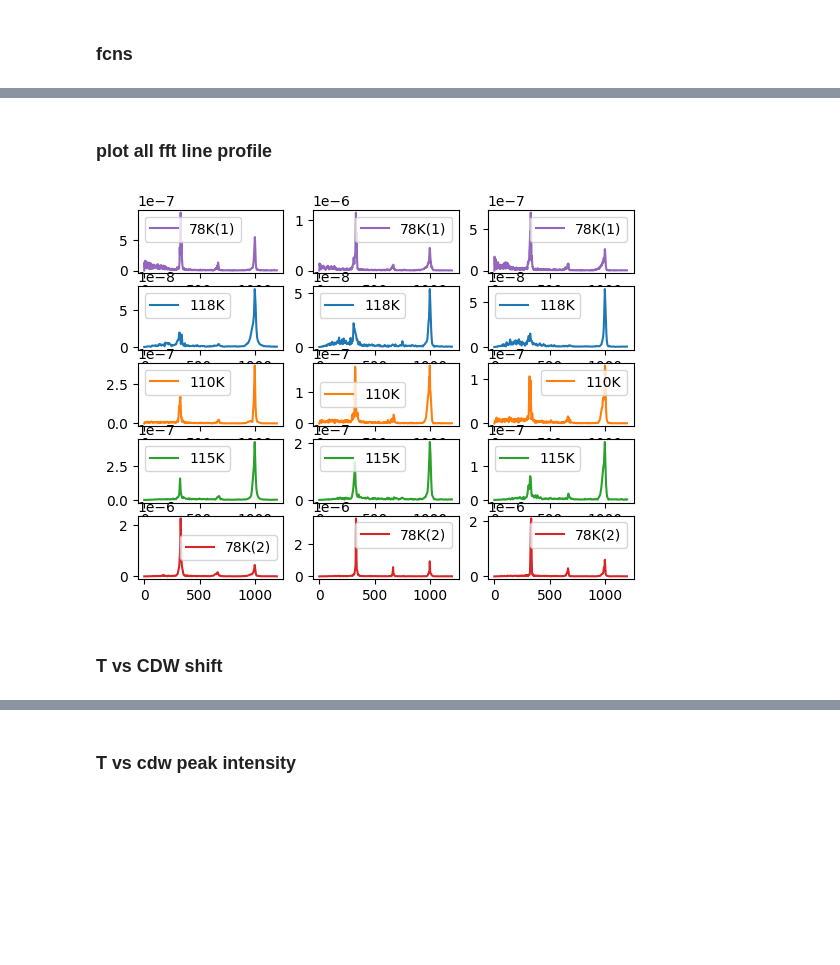
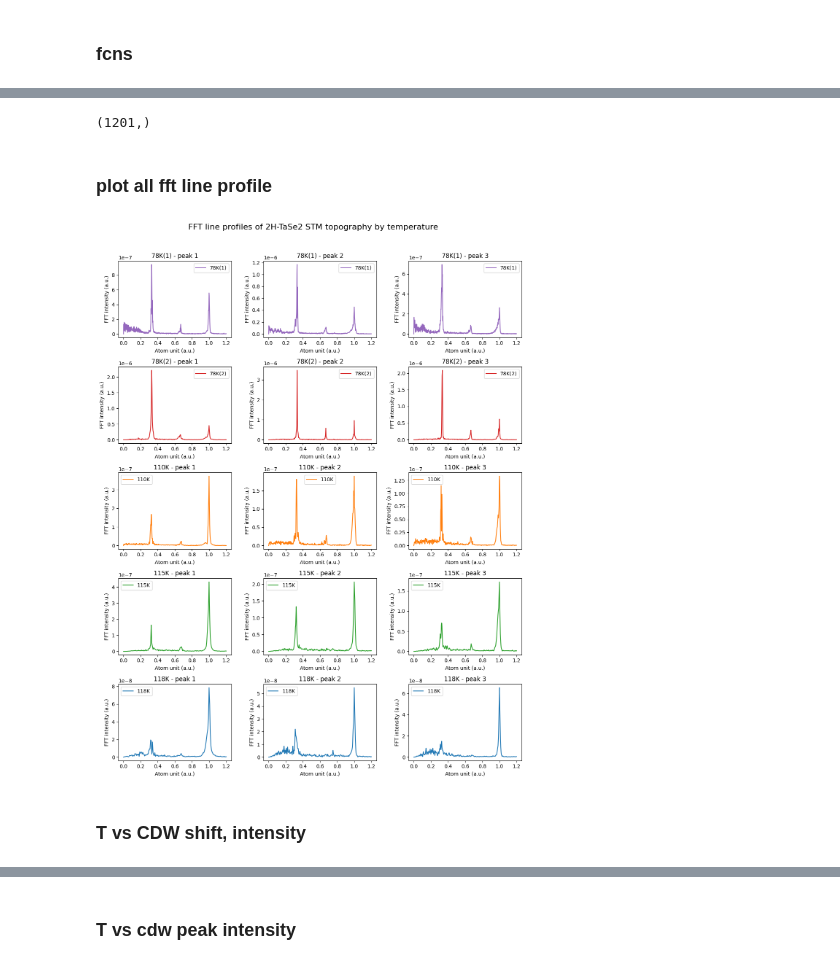
Before and after one commit to Potdooshami/2H_TaSe2_Tc_STM, a Jupyter notebook: fromCleaned.ipynb, the cells around one changed output, grey strips where cells are left out. Drawn from its saved outputs; the diff is of its cells as text; code cells hidden in the pictures; blank space fills up the shorter version.

```diff
--- a/fromCleaned.ipynb
+++ b/fromCleaned.ipynb
@@ -120,6 +122,11 @@ def fft2pkfnd(fft2abs,threshold,choose):
     pk_all = coordinates - (np.array(fft2abs.shape)/2)
     pk_choose = pk_all[choose,:]
   return pk_choose,pk_all
+def get_magnitude_spectrum(arr_cln):
+  fft_result = fft2(arr_cln)
+  fft_result_shifted = fftshift(fft_result)
+  magnitude_spectrum = np.abs(fft_result_shifted)
+  return magnitude_spectrum
 # %%
 vmin = 0 # @param
 vmax = 0.0000001 # @param
@@ -172,3 +179,14 @@ for fn,choose in zip(fns,chooses):
 subtabs(ffts,fns)
 # %% [output]
 Tab(children=(Output(), Output(), Output(), Output(), Output()), selected_index=0, titles=('2HTaSe2_bad_78K097…
+# %%
+fig,axs = plt.subplots(1,5,figsize=(15,3))
+for idt,isb in zip(idts,range(len(idts))):
+    arr_cln = arrSries[fns[idt]]
+    ms = get_magnitude_spectrum(arr_cln)
+    axs[isb].imshow(ms,cmap='gray')
+    plt.sca(axs[isb])
+    axs[isb].set_title(nms[idt])
+    auto199()
+    tickoff()
+plt.suptitle('2D FFT magnitude spectrum of 2H-TaSe2 STM topography by temperature',fontsize=16,y=1.)
@@ -206,7 +227,7 @@ def get_line_profile(img, p1, p2, num_points):
 # %%
 scl = 1.2
 atomPos = 1000
-len_interp = int(atomPos*scl)#1201
+len_interp = int(atomPos*scl)+1#1201
 # atomPos = int(1200/scl)
 fft_pflss = []
 # p1 = [0,0]
@@ -224,3 +245,5 @@ for idt in range(len(fns)):
         fft_pfls.append(fft_pfl)
     fft_pflss.append(fft_pfls)
 # plt.plot(foo)
+# %%
+x_atomUnit = np.linspace(0,scl,len_interp)
@@ -227,2 +261,6 @@ for idt in range(len(fns)):
+# %%
+fft_prof.shape
+# %% [output]
+(1201,)
 # %% [markdown]
 ### plot all fft line profile
@@ -229,27 +269,35 @@ for idt in range(len(fns)):
 # %%
 %matplotlib inline
 vmin,vmax = 300,360
-fig,axs = plt.subplots(5,3)
-npamss=[]
-npmss =[]
-for idt in range(len(fns)):
+fig,axs = plt.subplots(5,3,figsize=(12,15))
+# npamss=[] #argmax
+# npmss =[] #max
+npamss = np.zeros((len(fns),3)) #argmax
+npmss = np.zeros((len(fns),3)) #max
+for idt,isb in zip(idts,range(len(fns))):
     npams = []
     npms = []
     for of3 in range(3):
         fft_prof = fft_pflss[idt][of3]
-        axs[idt,of3].plot(fft_prof,color=colors[idt],label=nms[idt])
-        npam = np.argmax(fft_prof[vmin:vmax]) + vmin
-        npm = np.max(fft_prof[vmin:vmax])/fft_prof[atomPos]
+        plt.sca(axs[isb,of3])
+        plt.plot(x_atomUnit,fft_prof,color=colors[idt],label=nms[idt])
+        npamss[idt,of3] = np.argmax(fft_prof[vmin:vmax]) + vmin
+        npmss[idt,of3] = np.max(fft_prof[vmin:vmax])/fft_prof[atomPos]
         # axs[idt,of3].plot(npam,npm,'o',color=colors[idt])
-        axs[idt,of3].legend()
+        plt.legend()
+        plt.title(f'{nms[idt]} - peak {of3+1}')
         npams.append(npam)
         npms.append(npm)
-    npamss.append(npams)
-    npmss.append(npms)
+        plt.xlabel('Atom unit (a.u.)')
+        plt.ylabel('FFT intensity (a.u.)')
+    # npamss.append(npams)
+    # npmss.append(npms)
+plt.suptitle('FFT line profiles of 2H-TaSe2 STM topography by temperature',fontsize=16,y=1.02)
+plt.tight_layout()
 # %% [output]
-[figure, old version]
+[figure, new version]
 # %% [markdown]
-### T vs CDW shift
+### T vs CDW shift, intensity
 # %%
 npamavg = np.array(npamss).mean(axis=1)
 npmavg = np.array(npmss).mean(axis=1)
```
Also changed, not shown: parts of 7 cells of this notebook.
